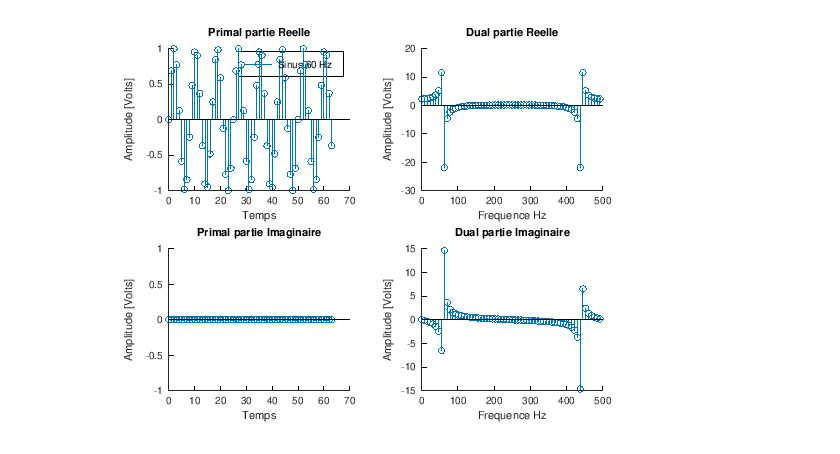
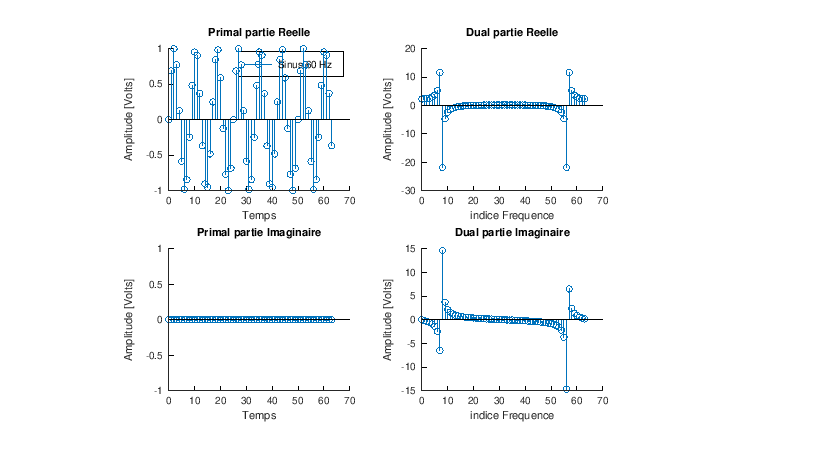
Before and after one commit to balaise31/Signal, a Jupyter notebook: discret/td/td1_exo3.ipynb, the cells around one changed output. Cells and saved outputs as stored; diff of their text form; code cells hidden in the pictures.

```diff
--- a/discret/td/td1_exo3.ipynb
+++ b/discret/td/td1_exo3.ipynb
@@ -1,8 +0,0 @@
-# %%
-clear all; close all;
-Fa=60;
-N=64; k=1:N; k=k-1;
-Fe=500; Te=1/Fe; t=k*Te;
-Df=Fe/N; f=k*Df;
-s=sin(2*pi*Fa*t);
-stem(t,s)
@@ -10,0 +11,19 @@ stem(t,s)
+# %%
+clear all; close all;
+F=60;
+T=1/F
+s = @(t) sin(2*pi*F*t);
+
+Fe=500; Te=1/Fe     % freq fft 64 points
+N=64; k=1:N; k=k-1;t=k*Te; %temps discret
+
+T0=N*Te             % période observation
+Df=1/T0; f=k*Df;    % résolution fréquence
+
+T0surT=T0/T        % problème de période T / T0
+
+t_continu=t(1):Te/10:t(end);  % pour afficher sinus
+stem(t*1000,s(t));hold on;
+plot(t_continu*1000,s(t_continu))
+xlabel("temps [ms]")
+ylabel("signal fenetre [V]")
@@ -11,10 +45,12 @@ stem(t,s)
 # %%
+n=1:N; n=n-1; %indice des fréquences
+
 plot_dual(k,"Temps",
-        s,"Amplitude [Volts]",
-        f,"Frequence Hz",
-        fft(s),"Amplitude [Volts]",
+        s(t),"Amplitude [Volts]",
+        n,"indice Frequence",
+        fft(s(t)),"Amplitude [Volts]",
         ["Sinus 60 Hz"],
         primalDiscret=true,
         dualDiscret=true)
 # %% [output]
-[figure, old version]
+[figure, new version]
```
Also changed, not shown: parts of 14 cells of this notebook, 7 other files.
